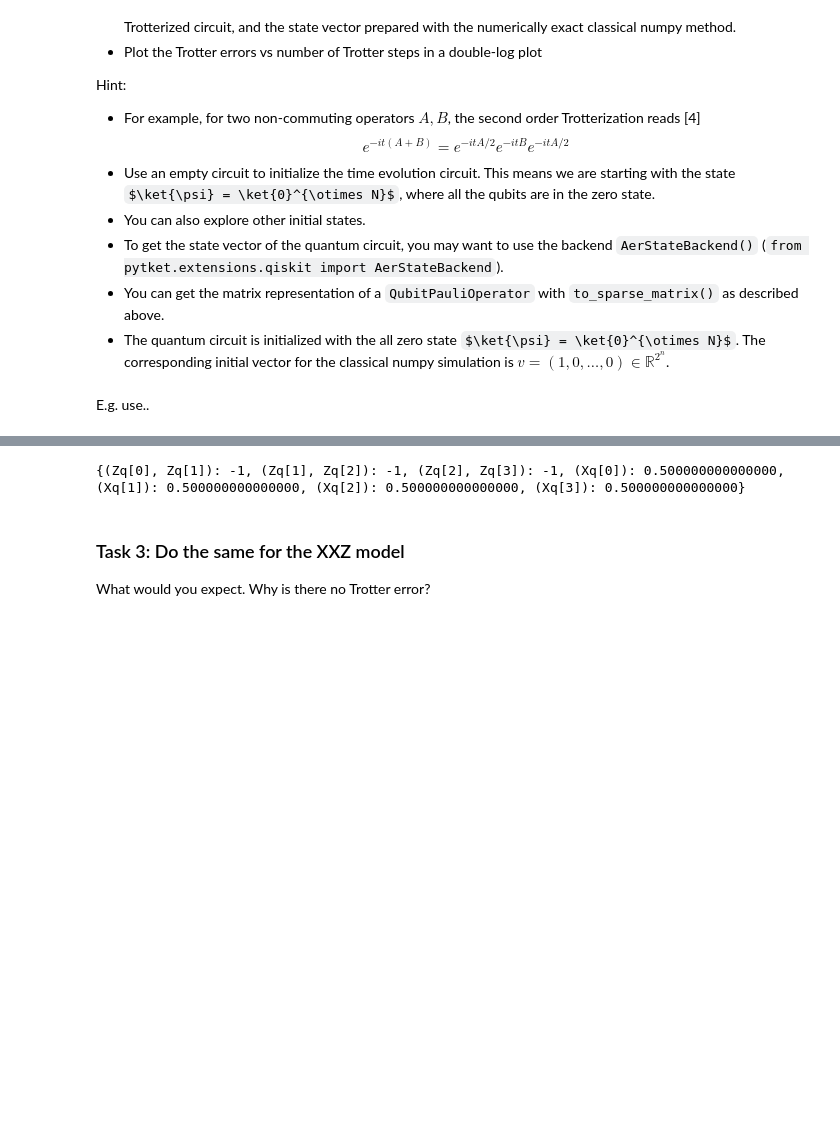
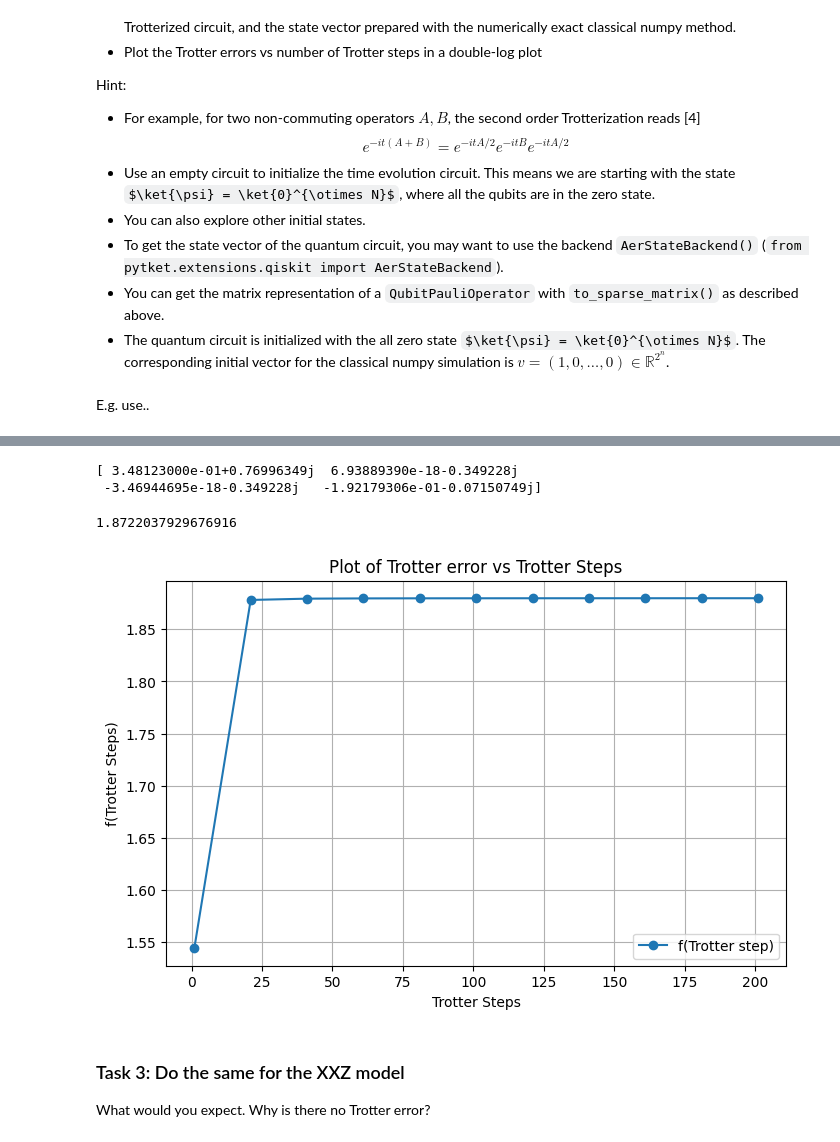
Before and after one commit to SiruLee/2025-Quantinuum, a Jupyter notebook: notebooks/hamiltonian_simulation.ipynb, the cells around one changed output, grey strips where cells are left out. Drawn from its saved outputs; the diff is of its cells as text; code cells hidden in the pictures; some formulas as TeX source; blank space fills up the shorter version.

```diff
--- a/notebooks/hamiltonian_simulation.ipynb
+++ b/notebooks/hamiltonian_simulation.ipynb
@@ -360,7 +360,8 @@ E.g. use..
 t = 1
 n_trotter_steps = list(range(1, 202, 20))
 # %%
-N = 4
+from pytket.extensions.qiskit import AerStateBackend
+N = 2
 J = 1
 g = 0.5
 p = 10
@@ -380,6 +410,30 @@ draw(circ3)
+# %%
+def classical_time_evolv(N, J, g):
+    ## Initial state preparation |00...0>
+    zero_list = [0 for _ in range(2**N)]
+    zero_list[0] = 1
+    intial_state = np.array(zero_list)
+
+    ## Hamiltonian matrix
+    ising_ham = get_ising_hamiltonian(N, J, g)
+    ising_matrix = ising_ham.to_sparse_matrix(qubits=[Qubit(i) for i in range(N)]).todense()
+
+    e_ising = expm(- 1j * ising_matrix * t)
+
+    ## Time evolution
+
+    state_t = e_ising @ intial_state
+
+    return state_t
+# %%
+def trotter_error(N, p, J, g):
+    state_trotter = get_trotter_state_ising(N, p, J, g)
+    state_classical = classical_time_evolv(N, J, g)
+    return np.linalg.norm(state_trotter - state_classical)
 # %%
 # Classical implementation of the time evolution
 import numpy as np
+from scipy.linalg import expm
 
 ## Initial state preparation |00...0>
 zero_list = [0 for _ in range(2**N)]
@@ -388,12 +442,38 @@ intial_state = np.array(zero_list)
 
 ## Hamiltonian matrix
 ising_ham = get_ising_hamiltonian(N, J, g)
-ising_ham.to_sparse_matrix(qubits=[Qubit(i) for i in range(N)]).de
+ising_matrix = ising_ham.to_sparse_matrix(qubits=[Qubit(i) for i in range(N)]).todense()
 
-print(ising_ham)
+e_ising = expm(- 1j * ising_matrix * t)
+
 ## Time evolution
+
+state_t = e_ising @ intial_state
+
+print(state_t)
 # %% [output]
-{(Zq[0], Zq[1]): -1, (Zq[1], Zq[2]): -1, (Zq[2], Zq[3]): -1, (Xq[0]): 0.500000000000000, (Xq[1]): 0.500000000000000, (Xq[2]): 0.500000000000000, (Xq[3]): 0.500000000000000}
+[ 3.48123000e-01+0.76996349j  6.93889390e-18-0.349228j
+ -3.46944695e-18-0.349228j   -1.92179306e-01-0.07150749j]
+# %%
+norm_diff = np.linalg.norm(state_t - trotter_state)
+print(norm_diff)
+# %% [output]
+1.8722037929676916
+# %%
+import matplotlib.pyplot as plt
+f_values = [trotter_error(N, p, J, g) for p in n_trotter_steps]
+
+# Plot
+plt.figure(figsize=(8, 5))
+plt.plot(n_trotter_steps, f_values, marker='o', linestyle='-', label='f(Trotter step)')
+plt.xlabel('Trotter Steps')
+plt.ylabel('f(Trotter Steps)')
+plt.title('Plot of Trotter error vs Trotter Steps')
+plt.legend()
+plt.grid(True)
+plt.show()
+# %% [output]
+[figure, added]
 # %% [markdown]
 ### Task 3: Do the same for the XXZ model
 
```
Also changed, not shown: parts of 2 cells of this notebook.
